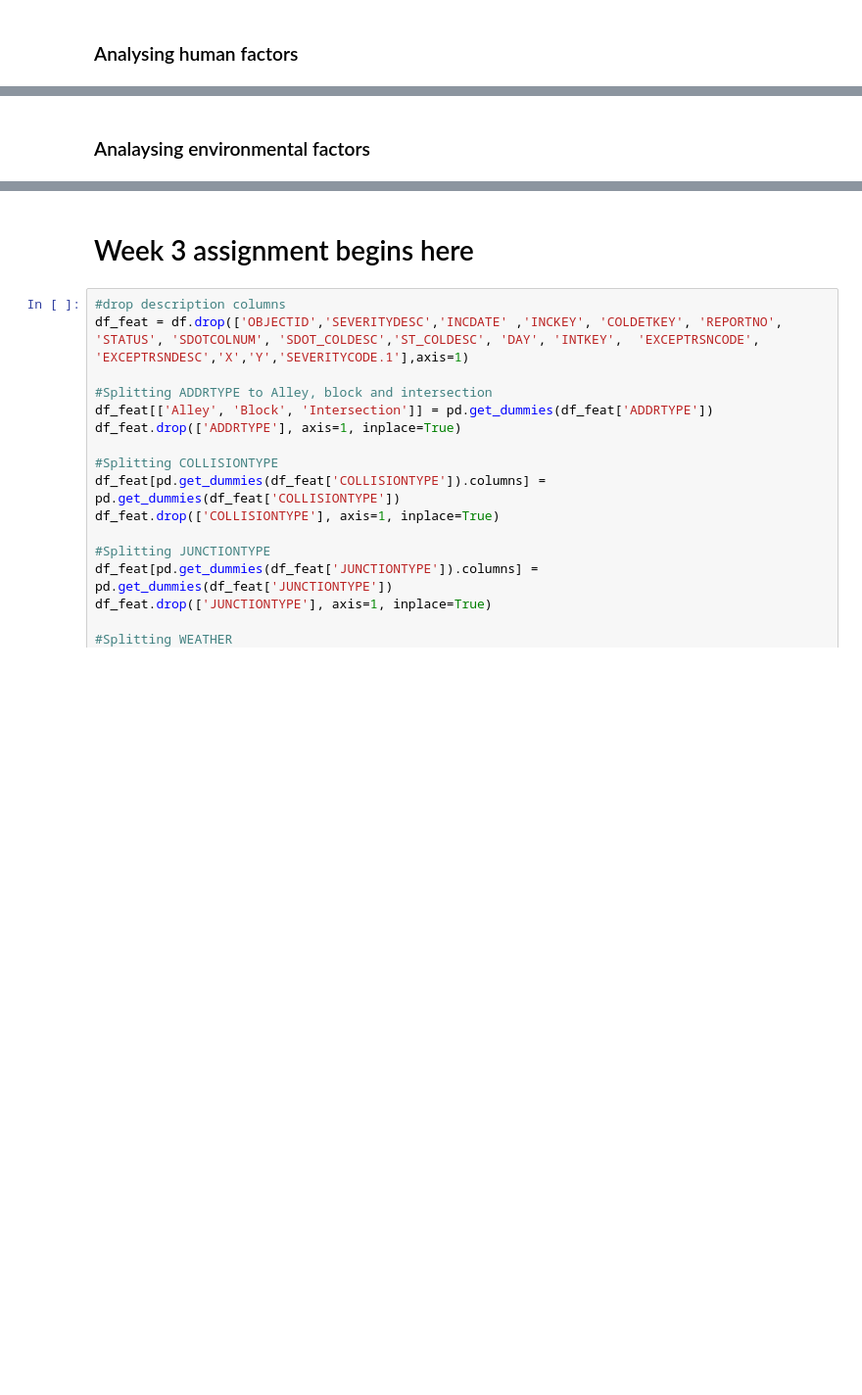
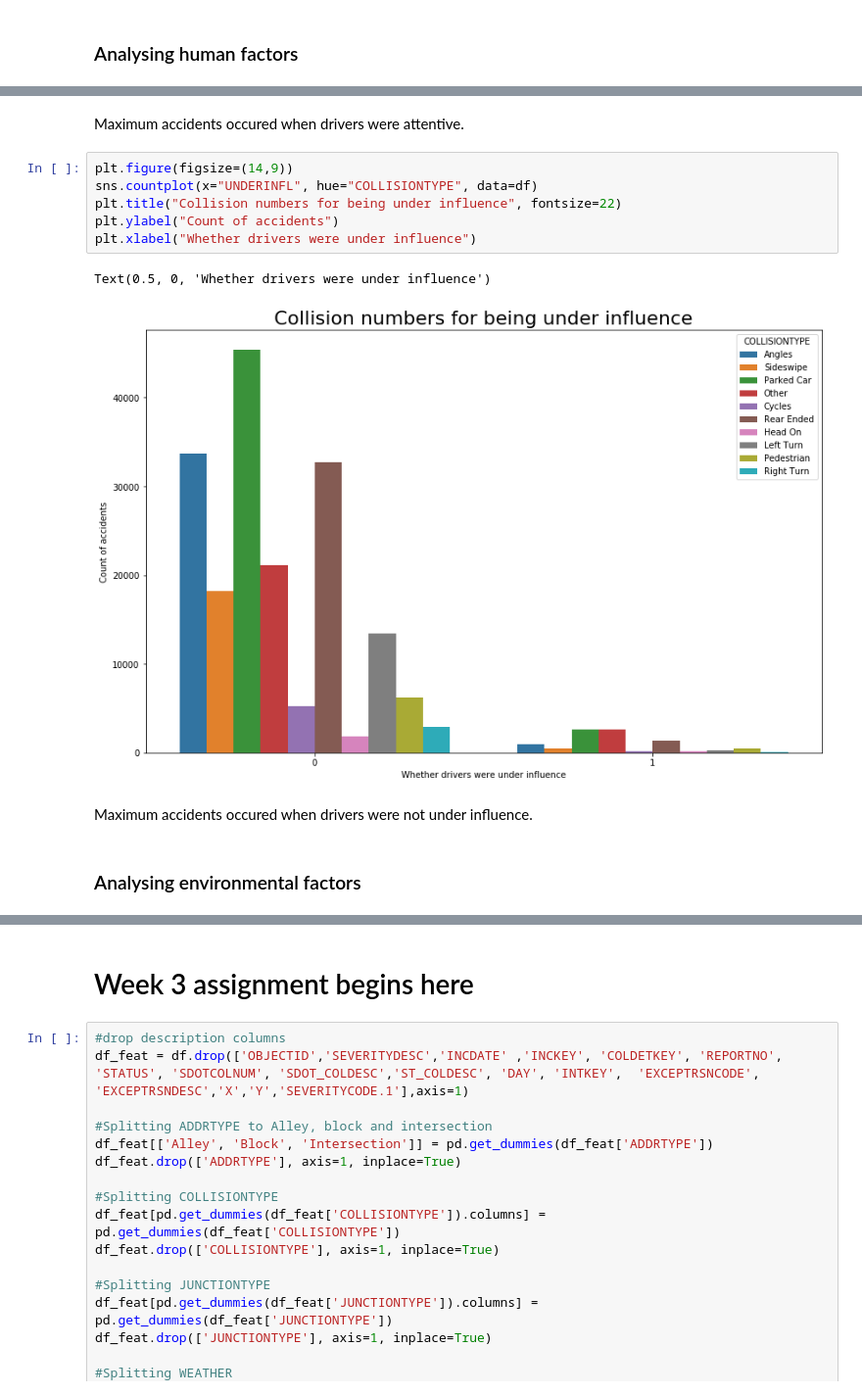
Before and after one commit to anupam-misra/Coursera_Capstone, a Jupyter notebook: accident_prevention_ML_model.ipynb, the cells around one changed output, grey strips where cells are left out. Shown at 98% size. Drawn from its saved outputs; the diff is of its cells as text; blank space fills up the shorter version.

```diff
--- a/accident_prevention_ML_model.ipynb
+++ b/accident_prevention_ML_model.ipynb
@@ -432,2 +396,15 @@ plt.show()
+# %% [markdown]
+Maximum accidents occured when drivers were attentive.
+# %%
+plt.figure(figsize=(14,9))
+sns.countplot(x="UNDERINFL", hue="COLLISIONTYPE", data=df)
+plt.title("Collision numbers for being under influence", fontsize=22)
+plt.ylabel("Count of accidents")
+plt.xlabel("Whether drivers were under influence")
+# %% [output]
+Text(0.5, 0, 'Whether drivers were under influence')
+[figure, added]
+# %% [markdown]
+Maximum accidents occured when drivers were not under influence.
 # %% [markdown]
-### Analaysing environmental factors
+### Analysing environmental factors
```
Also changed, not shown: parts of 22 cells of this notebook.
